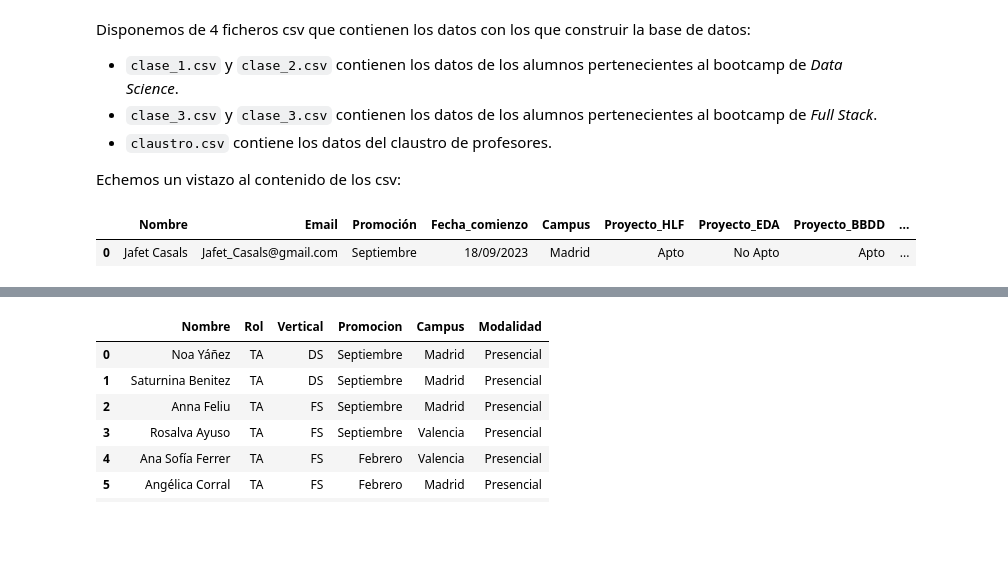
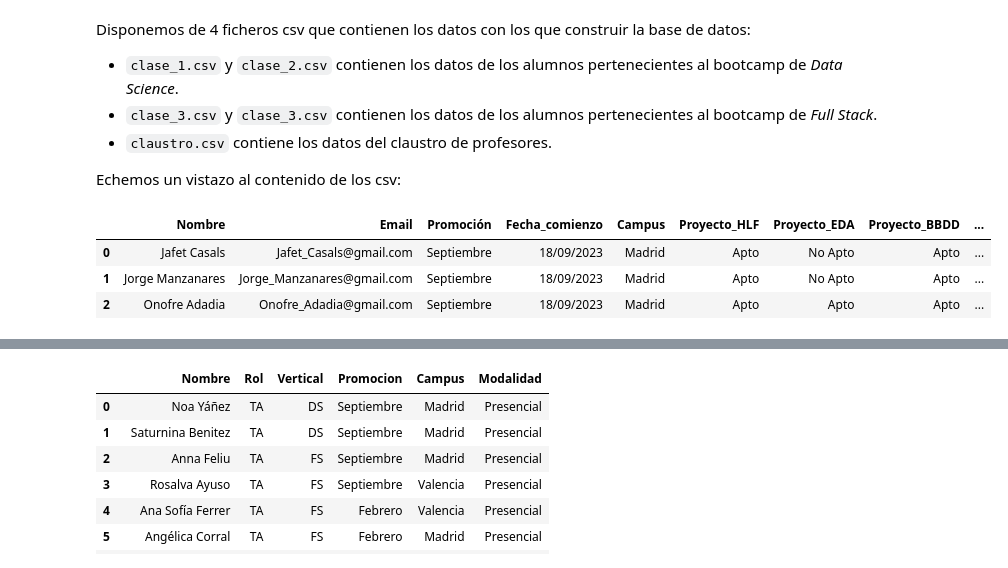
Before and after one commit to xdelrey/BBDD_SQL_Alumnado_Bootcamp, a Jupyter notebook: data_cleansing.ipynb, the cells around one changed output, grey strips where cells are left out. Saved outputs shown, nothing was run; the diff lists cells and outputs as text; code cells hidden in the pictures; blank space fills up the shorter version.

Commit message:
data_cleansing notebook update

```diff
--- a/data_cleansing.ipynb
+++ b/data_cleansing.ipynb
@@ -12,13 +12,15 @@ Echemos un vistazo al contenido de los csv:
 # %%
 import pandas as pd
 # %%
-df1 = pd.read_csv("data/clase_1.csv", sep = ';')
-df2 = pd.read_csv("data/clase_2.csv", sep = ';')
-df3 = pd.read_csv("data/clase_3.csv", sep = ';')
-df4 = pd.read_csv("data/clase_4.csv", sep = ';')
+df1 = pd.read_csv('data/clase_1.csv', sep = ';').assign(clase_id=1, vertical='DS', vertical_id=0)
+df2 = pd.read_csv('data/clase_2.csv', sep = ';').assign(clase_id=2, vertical='DS', vertical_id=0)
+df3 = pd.read_csv('data/clase_3.csv', sep = ';').assign(clase_id=3, vertical='FS', vertical_id=1)
+df4 = pd.read_csv('data/clase_4.csv', sep = ';').assign(clase_id=4, vertical='FS', vertical_id=1)
 df_claustro = pd.read_csv("data/claustro.csv", sep = ';')
 # %%
-df1.head(1)
+df1.head(3)
 # %% [output]
 |  | Nombre | Email | Promoción | Fecha_comienzo | Campus | Proyecto_HLF | Proyecto_EDA | Proyecto_BBDD | ... |
 | 0 | Jafet Casals | Jafet_Casals@gmail.com | Septiembre | 18/09/2023 | Madrid | Apto | No Apto | Apto | ... |
+| 1 | Jorge Manzanares | Jorge_Manzanares@gmail.com | Septiembre | 18/09/2023 | Madrid | Apto | No Apto | Apto | ... |
+| 2 | Onofre Adadia | Onofre_Adadia@gmail.com | Septiembre | 18/09/2023 | Madrid | Apto | Apto | Apto | ... |
```
Also changed, not shown: parts of 112 cells of this notebook.
